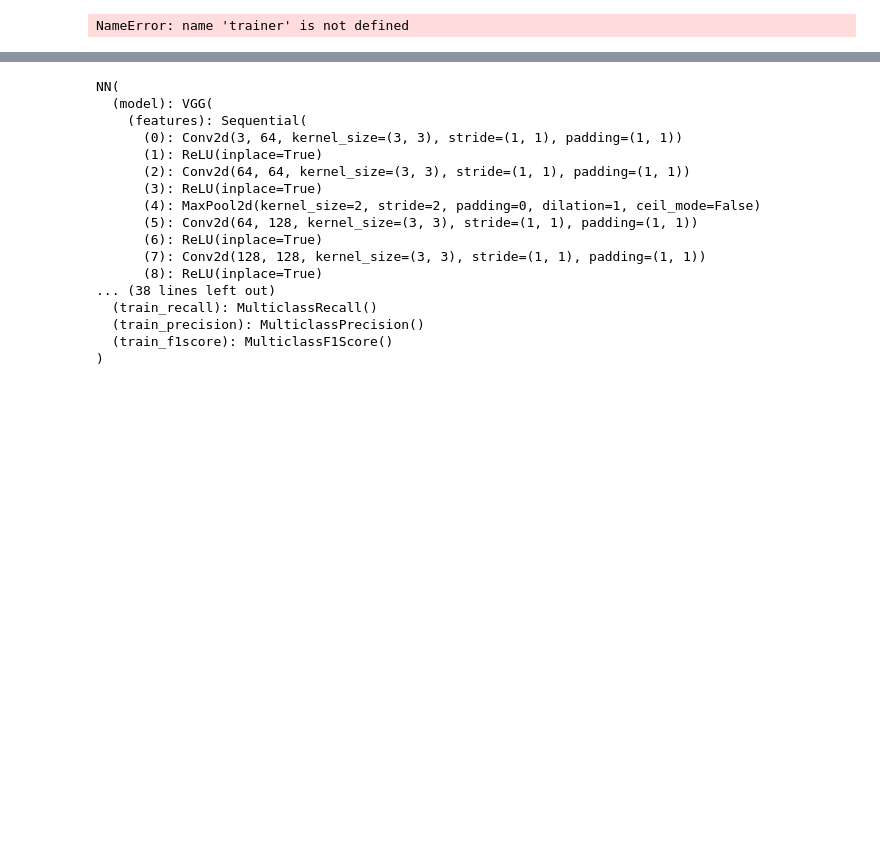
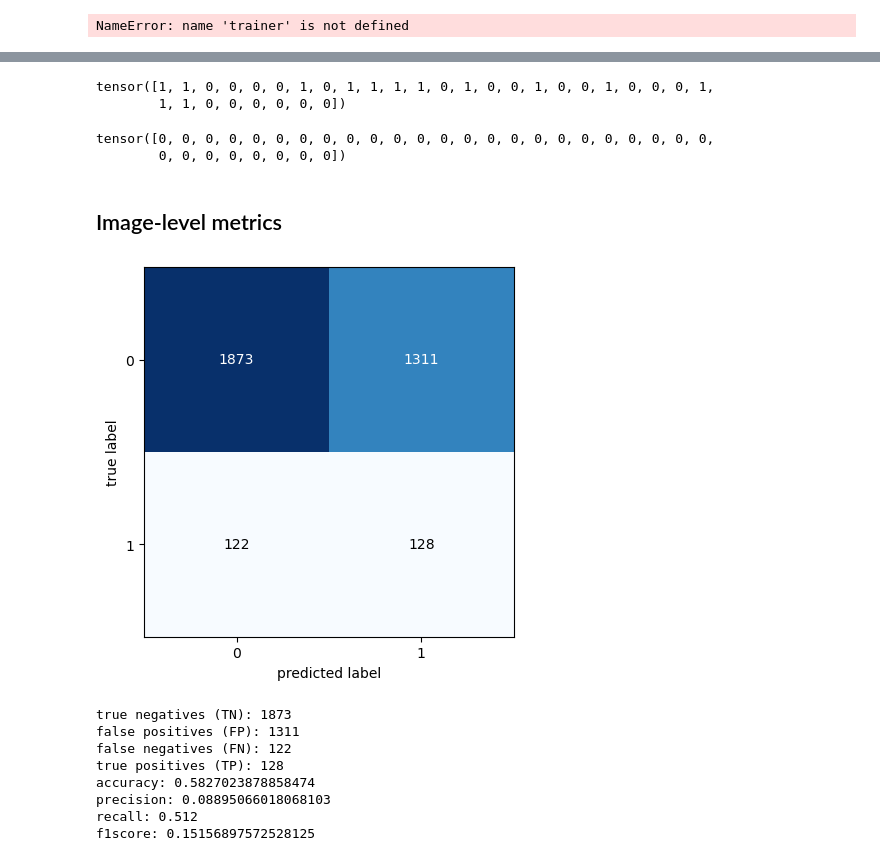
Before and after one commit to kdtb/LBST, a Jupyter notebook: m_view/train.ipynb, the cells around one changed output, grey strips where cells are left out. Drawn from its saved outputs; the diff is of its cells as text; code cells hidden in the pictures; blank space fills up the shorter version.

```diff
--- a/m_view/train.ipynb
+++ b/m_view/train.ipynb
@@ -216,0 +239,27 @@ lightning_model.eval();
+# %%
+# Obtain test dataset predictions
+
+lightning_model = NN.load_from_checkpoint(
+    path, model=pytorch_model)
+lightning_model.eval();
+
+test_dataloader = dm.test_dataloader()
+
+all_true_labels = []
+all_predicted_labels = []
+for batch in test_dataloader:
+    features, labels = batch
+
+    with torch.no_grad():
+        logits = lightning_model(features)
+
+    predicted_labels = torch.argmax(logits, dim=1)
+    all_predicted_labels.append(predicted_labels)
+    all_true_labels.append(labels)
+
+all_predicted_labels = torch.cat(all_predicted_labels)
+all_true_labels = torch.cat(all_true_labels)
+
+from plot_loss_and_acc import *
+confusion_matrix(all_predicted_labels, all_true_labels)
+parcel_level(r"C:/Users/kaspe/OneDrive - Aarhus Universitet/Skrivebord/BI/4. semester/Data/LBST/train_view/test_set.csv", all_predicted_labels)
@@ -311,20 +336,25 @@ plt.show()
-# %%
-model
-# %% [output]
-NN(
-  (model): VGG(
-    (features): Sequential(
-      (0): Conv2d(3, 64, kernel_size=(3, 3), stride=(1, 1), padding=(1, 1))
-      (1): ReLU(inplace=True)
-      (2): Conv2d(64, 64, kernel_size=(3, 3), stride=(1, 1), padding=(1, 1))
-      (3): ReLU(inplace=True)
-      (4): MaxPool2d(kernel_size=2, stride=2, padding=0, dilation=1, ceil_mode=False)
-      (5): Conv2d(64, 128, kernel_size=(3, 3), stride=(1, 1), padding=(1, 1))
-      (6): ReLU(inplace=True)
-      (7): Conv2d(128, 128, kernel_size=(3, 3), stride=(1, 1), padding=(1, 1))
-      (8): ReLU(inplace=True)
-... (38 lines left out)
-  (train_recall): MulticlassRecall()
-  (train_precision): MulticlassPrecision()
-  (train_f1score): MulticlassF1Score()
-)
+# %%
+all_predicted_labels[0:32]
+# %% [output]
+tensor([1, 1, 0, 0, 0, 0, 1, 0, 1, 1, 1, 1, 0, 1, 0, 0, 1, 0, 0, 1, 0, 0, 0, 1,
+        1, 1, 0, 0, 0, 0, 0, 0])
+# %%
+all_true_labels[0:32]
+# %% [output]
+tensor([0, 0, 0, 0, 0, 0, 0, 0, 0, 0, 0, 0, 0, 0, 0, 0, 0, 0, 0, 0, 0, 0, 0, 0,
+        0, 0, 0, 0, 0, 0, 0, 0])
+# %% [markdown]
+## Image-level metrics
+# %%
+from plot_loss_and_acc import *
+confusion_matrix(all_predicted_labels, all_true_labels)
+# %% [output]
+[figure, added]
+true negatives (TN): 1873
+false positives (FP): 1311
+false negatives (FN): 122
+true positives (TP): 128
+accuracy: 0.5827023878858474
+precision: 0.08895066018068103
+recall: 0.512
+f1score: 0.15156897572528125
```
Also changed, not shown: parts of 15 cells of this notebook, 1 other file.
